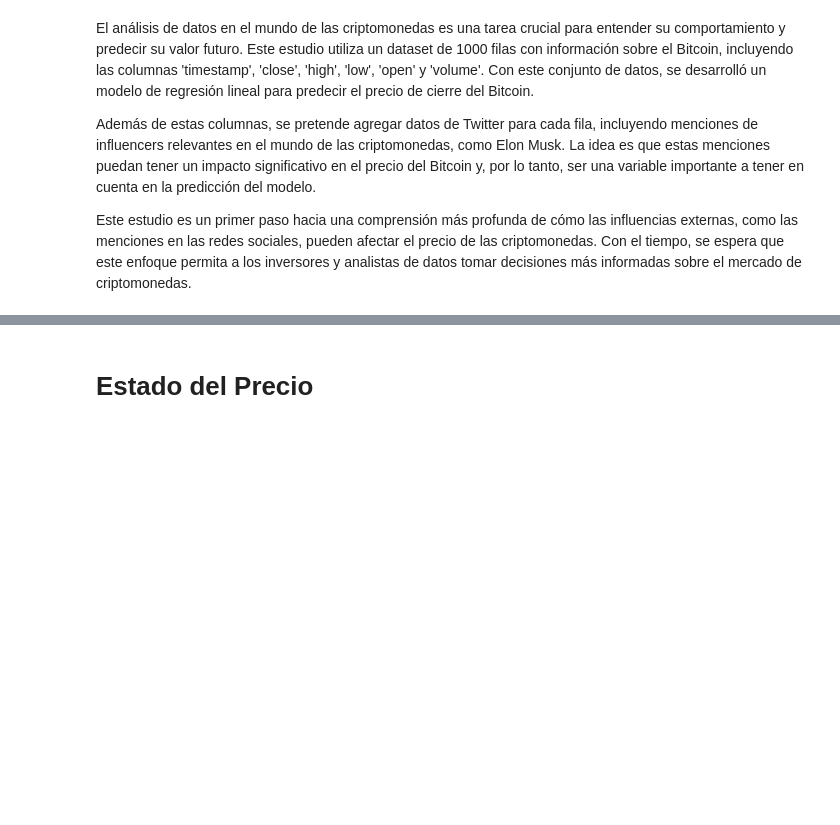
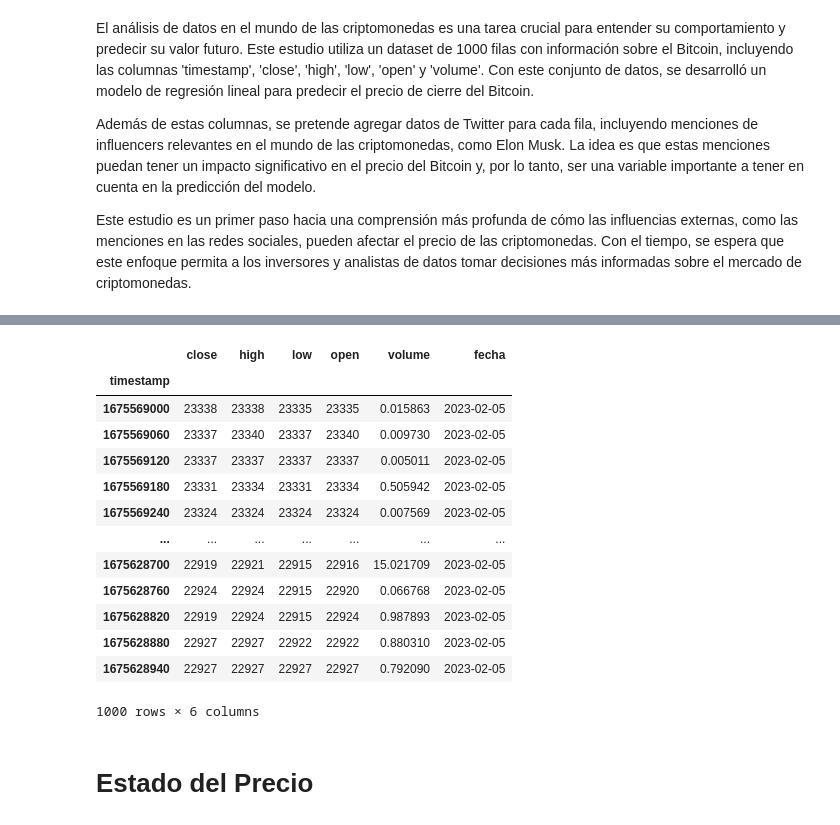
Before and after one commit to geko96/DataScience, a Jupyter notebook: Estructurando un Proyecto de DS (parte I).ipynb, the cells around one changed output, grey strips where cells are left out. Cells and saved outputs as stored; diff of their text form; code cells hidden in the pictures; blank space fills up the shorter version.

```diff
--- a/Estructurando un Proyecto de DS (parte I).ipynb
+++ b/Estructurando un Proyecto de DS (parte I).ipynb
@@ -40,3 +43,20 @@ df['open'] = pd.to_numeric(df['open'])
+# %%
+df.set_index("timestamp")
+# %% [output]
+|  | close | high | low | open | volume | fecha |
+| timestamp |  |  |  |  |  |  |
+| 1675569000 | 23338 | 23338 | 23335 | 23335 | 0.015863 | 2023-02-05 |
+| 1675569060 | 23337 | 23340 | 23337 | 23340 | 0.009730 | 2023-02-05 |
+| 1675569120 | 23337 | 23337 | 23337 | 23337 | 0.005011 | 2023-02-05 |
+| 1675569180 | 23331 | 23334 | 23331 | 23334 | 0.505942 | 2023-02-05 |
+| 1675569240 | 23324 | 23324 | 23324 | 23324 | 0.007569 | 2023-02-05 |
+| ... | ... | ... | ... | ... | ... | ... |
+| 1675628700 | 22919 | 22921 | 22915 | 22916 | 15.021709 | 2023-02-05 |
+| 1675628760 | 22924 | 22924 | 22915 | 22920 | 0.066768 | 2023-02-05 |
+| 1675628820 | 22919 | 22924 | 22915 | 22924 | 0.987893 | 2023-02-05 |
+| 1675628880 | 22927 | 22927 | 22922 | 22922 | 0.880310 | 2023-02-05 |
+| 1675628940 | 22927 | 22927 | 22927 | 22927 | 0.792090 | 2023-02-05 |
+1000 rows × 6 columns
 # %% [markdown]
 # Estado del Precio
 # %%
```
Also changed, not shown: parts of 8 cells of this notebook.
